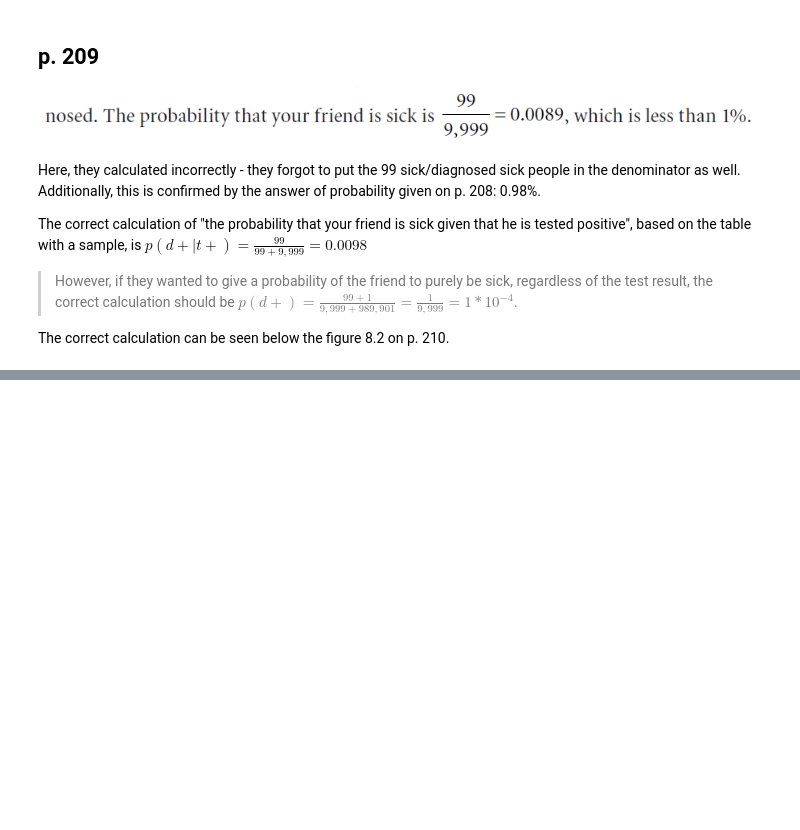
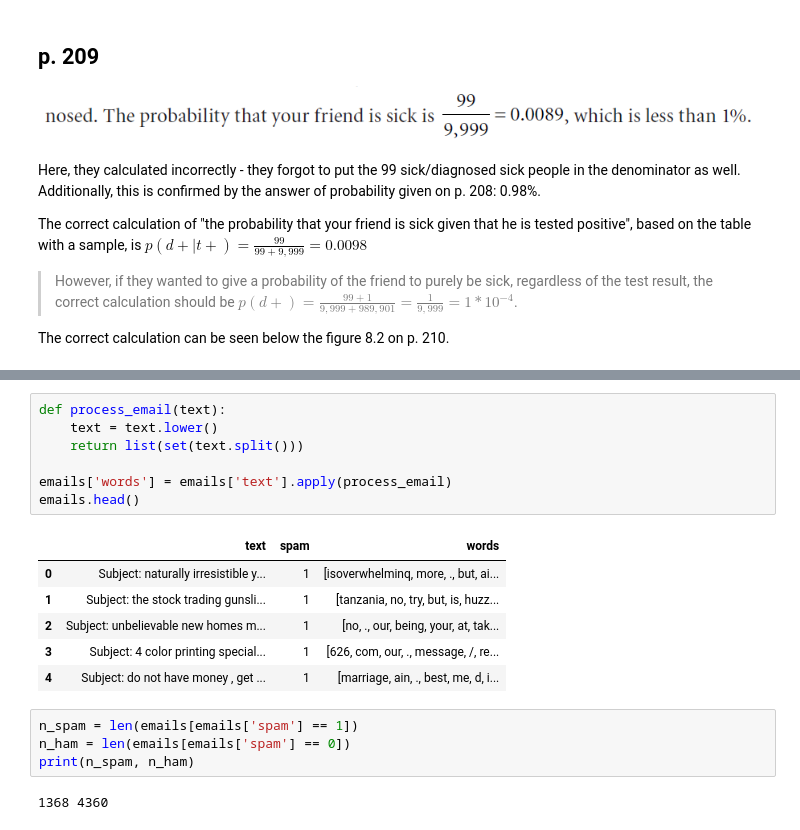
Before and after one commit to EvgeniiZorin/Booknotes_Grokking-Machine-Learning_Luis-G-Serrano, a Jupyter notebook: notes.ipynb, the cells around one changed output, grey strips where cells are left out. Drawn from its saved outputs; the diff is of its cells as text; blank space fills up the shorter version.

```diff
--- a/notes.ipynb
+++ b/notes.ipynb
@@ -709,0 +748,20 @@ The correct calculation can be seen below the figure 8.2 on p. 210.
+# %%
+def process_email(text):
+	text = text.lower()
+	return list(set(text.split()))
+
+emails['words'] = emails['text'].apply(process_email)
+emails.head()
+# %% [output]
+|  | text | spam | words |
+| 0 | Subject: naturally irresistible y... | 1 | [isoverwhelminq, more, ., but, ai... |
+| 1 | Subject: the stock trading gunsli... | 1 | [tanzania, no, try, but, is, huzz... |
+| 2 | Subject: unbelievable new homes m... | 1 | [no, ., our, being, your, at, tak... |
+| 3 | Subject: 4 color printing special... | 1 | [626, com, our, ., message, /, re... |
+| 4 | Subject: do not have money , get ... | 1 | [marriage, ain, ., best, me, d, i... |
+# %%
+n_spam = len(emails[emails['spam'] == 1])
+n_ham = len(emails[emails['spam'] == 0])
+print(n_spam, n_ham)
+# %% [output]
+1368 4360
```
Also changed, not shown: parts of 9 cells of this notebook.
